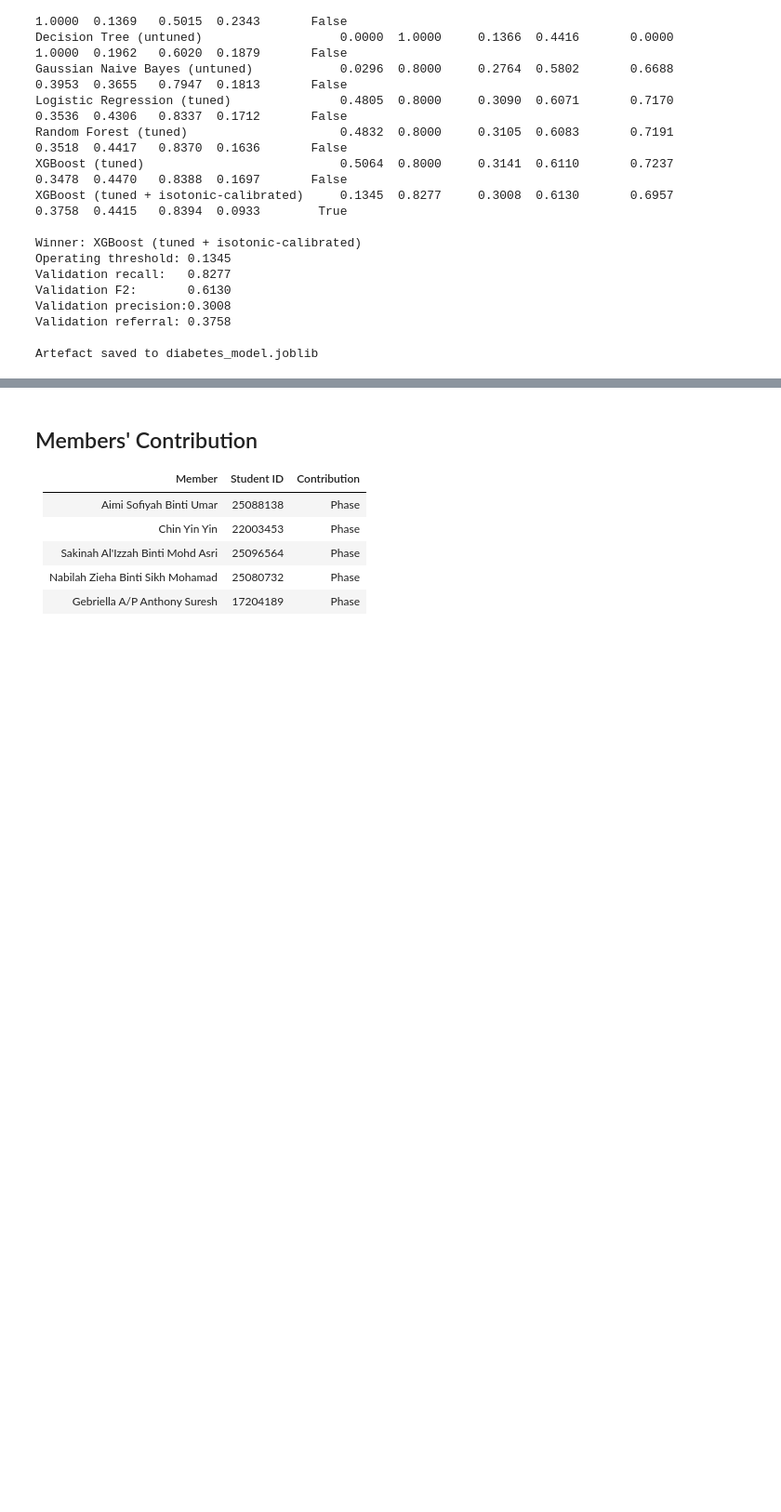
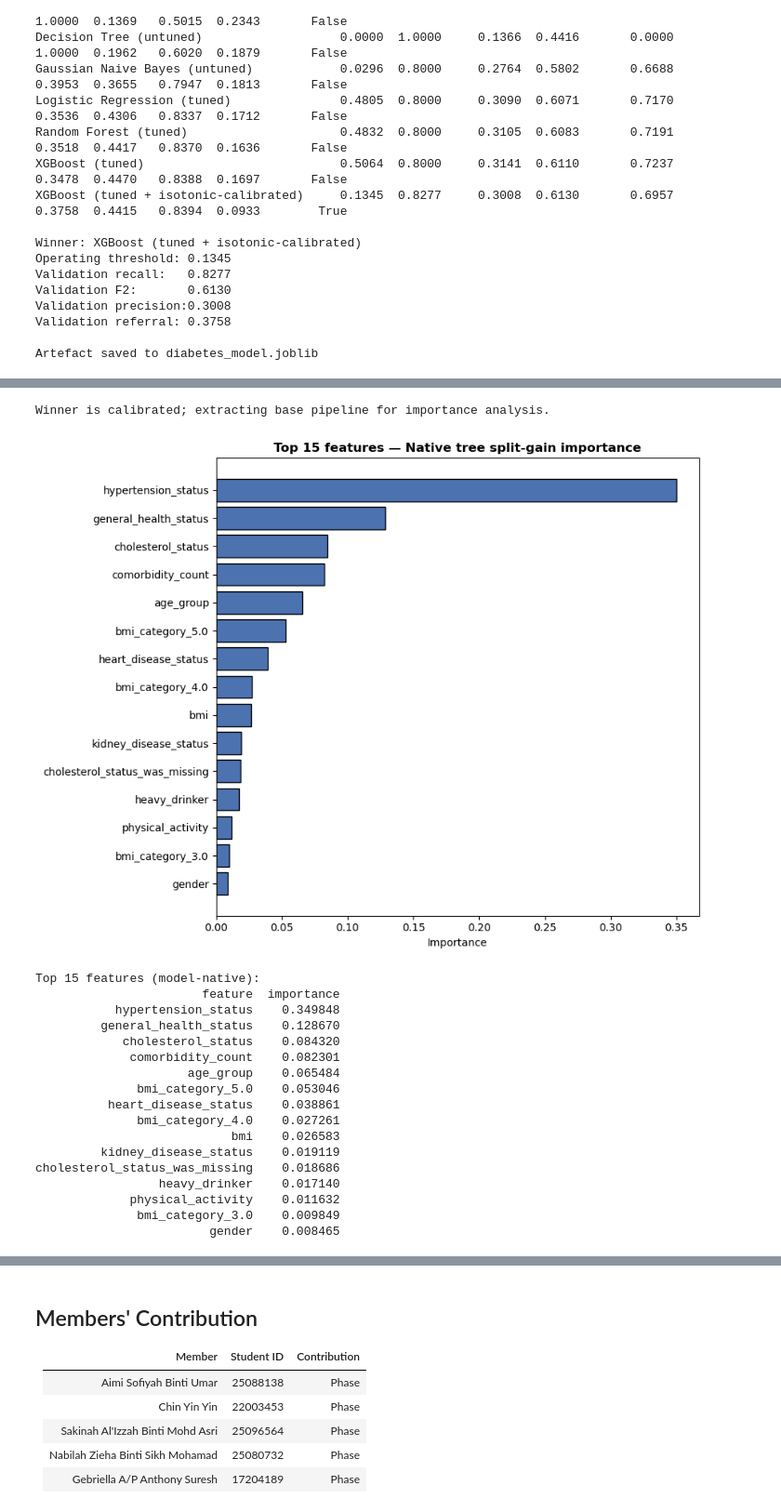
Before and after one commit to sakinahalizzah/diabetes-prediction, a Jupyter notebook: diabetes_prediction.ipynb, the cells around one changed output, grey strips where cells are left out. Shown at 93% size. Drawn from its saved outputs; the diff is of its cells as text; code cells hidden in the pictures; blank space fills up the shorter version.

```diff
--- a/diabetes_prediction.ipynb
+++ b/diabetes_prediction.ipynb
@@ -1803,0 +2032,61 @@ Artefact saved to diabetes_model.joblib
+# %%
+# Extract the underlying preprocessor and classifier from the (possibly calibrated) pipeline
+if hasattr(final_pipe, 'calibrated_classifiers_'):
+    base_pipe = final_pipe.calibrated_classifiers_[0].estimator
+    print('Winner is calibrated; extracting base pipeline for importance analysis.')
+else:
+    base_pipe = final_pipe
+    print('Winner is uncalibrated; using directly.')
+
+preprocessor_fitted = base_pipe.named_steps['preprocessor']
+clf                 = base_pipe.named_steps['clf']
+feature_names       = list(preprocessor_fitted.get_feature_names_out())
+
+# Model-native importance
+if hasattr(clf, 'feature_importances_'):
+    importances = clf.feature_importances_
+    importance_label = 'Native tree split-gain importance'
+elif hasattr(clf, 'coef_'):
+    importances = np.abs(clf.coef_[0])
+    importance_label = '|Standardised coefficient| (Logistic Regression)'
+else:
+    importances = None
+
+if importances is not None:
+    imp_df = pd.DataFrame({'feature': feature_names, 'importance': importances})
+    imp_df = imp_df.sort_values('importance', ascending=False).reset_index(drop=True)
+    top15  = imp_df.head(15)
+
+    fig, ax = plt.subplots(figsize=(9, 7))
+    ax.barh(top15['feature'][::-1], top15['importance'][::-1],
+            color='#4C72B0', edgecolor='black')
+    ax.set_title(f'Top 15 features — {importance_label}', fontweight='bold')
+    ax.set_xlabel('Importance')
+    plt.tight_layout()
+    plt.show()
+
+    print('Top 15 features (model-native):')
+    print(top15.to_string(index=False))
+else:
+    print('Classifier exposes neither feature_importances_ nor coef_; '
+          'rely on SHAP below for global importance.')
+# %% [output]
+Winner is calibrated; extracting base pipeline for importance analysis.
+[figure, added]
+Top 15 features (model-native):
+                       feature  importance
+           hypertension_status    0.349848
+         general_health_status    0.128670
+            cholesterol_status    0.084320
+             comorbidity_count    0.082301
+                     age_group    0.065484
+              bmi_category_5.0    0.053046
+          heart_disease_status    0.038861
+              bmi_category_4.0    0.027261
+                           bmi    0.026583
+         kidney_disease_status    0.019119
+cholesterol_status_was_missing    0.018686
+                 heavy_drinker    0.017140
+             physical_activity    0.011632
+              bmi_category_3.0    0.009849
+                        gender    0.008465
```
Also changed, not shown: parts of 20 cells of this notebook.
